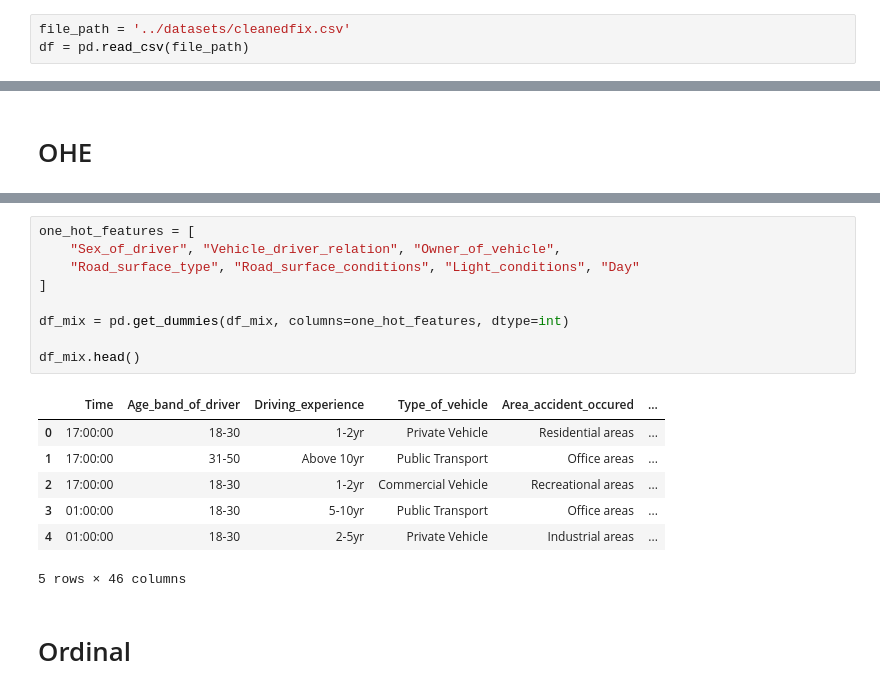
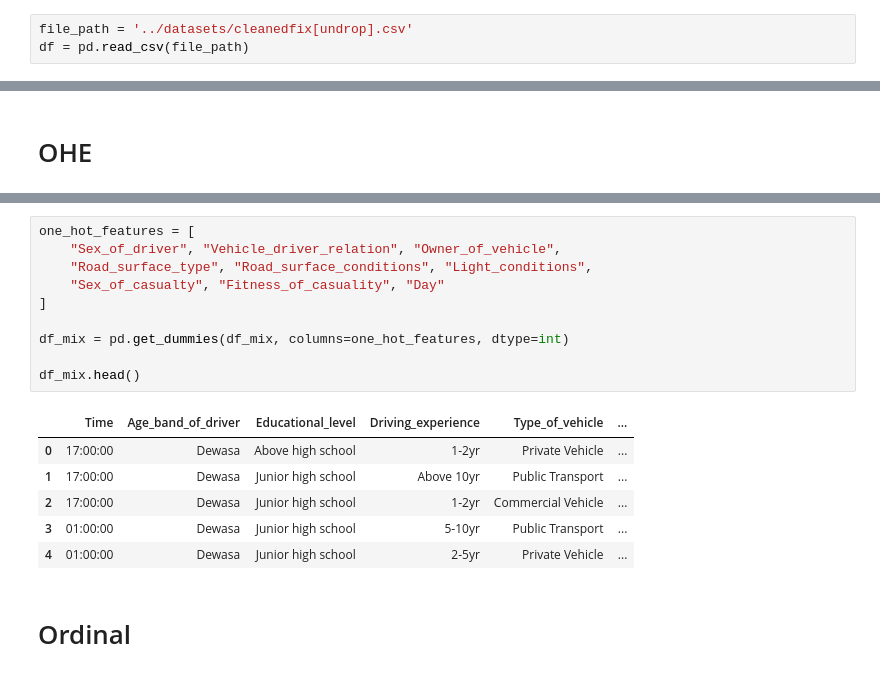
Before and after one commit to ahmadnafi30/3-AhmadNafiMubarok_OrieAbyanMaulana, a Jupyter notebook: code/encoding_vO.ipynb, the cells around one changed output, grey strips where cells are left out. Drawn from its saved outputs; the diff is of its cells as text.

```diff
--- a/code/encoding_vO.ipynb
+++ b/code/encoding_vO.ipynb
@@ -12,5 +12,5 @@ from xgboost import XGBClassifier
 from sklearn.metrics import accuracy_score
 from sklearn.model_selection import cross_val_score
 # %%
-file_path = '../datasets/cleanedfix.csv'
+file_path = '../datasets/cleanedfix[undrop].csv'
 df = pd.read_csv(file_path)
@@ -460,19 +480,19 @@ df_mix["Accident_severity"] = label_enc.fit_transform(df_ohe["Accident_severity"
 # %%
 one_hot_features = [
     "Sex_of_driver", "Vehicle_driver_relation", "Owner_of_vehicle",
-    "Road_surface_type", "Road_surface_conditions", "Light_conditions", "Day"
+    "Road_surface_type", "Road_surface_conditions", "Light_conditions",
+    "Sex_of_casualty", "Fitness_of_casuality", "Day"
 ]
 
 df_mix = pd.get_dummies(df_mix, columns=one_hot_features, dtype=int)
 
 df_mix.head()
 # %% [output]
-|  | Time | Age_band_of_driver | Driving_experience | Type_of_vehicle | Area_accident_occured | ... |
-| 0 | 17:00:00 | 18-30 | 1-2yr | Private Vehicle | Residential areas | ... |
-| 1 | 17:00:00 | 31-50 | Above 10yr | Public Transport | Office areas | ... |
-| 2 | 17:00:00 | 18-30 | 1-2yr | Commercial Vehicle | Recreational areas | ... |
-| 3 | 01:00:00 | 18-30 | 5-10yr | Public Transport | Office areas | ... |
-| 4 | 01:00:00 | 18-30 | 2-5yr | Private Vehicle | Industrial areas | ... |
+|  | Time | Age_band_of_driver | Educational_level | Driving_experience | Type_of_vehicle | ... |
+| 0 | 17:00:00 | Dewasa | Above high school | 1-2yr | Private Vehicle | ... |
+| 1 | 17:00:00 | Dewasa | Junior high school | Above 10yr | Public Transport | ... |
+| 2 | 17:00:00 | Dewasa | Junior high school | 1-2yr | Commercial Vehicle | ... |
+| 3 | 01:00:00 | Dewasa | Junior high school | 5-10yr | Public Transport | ... |
+| 4 | 01:00:00 | Dewasa | Junior high school | 2-5yr | Private Vehicle | ... |
-5 rows × 46 columns
 # %% [markdown]
 # Ordinal
```
Also changed, not shown: parts of 25 cells of this notebook, 6 other files.
